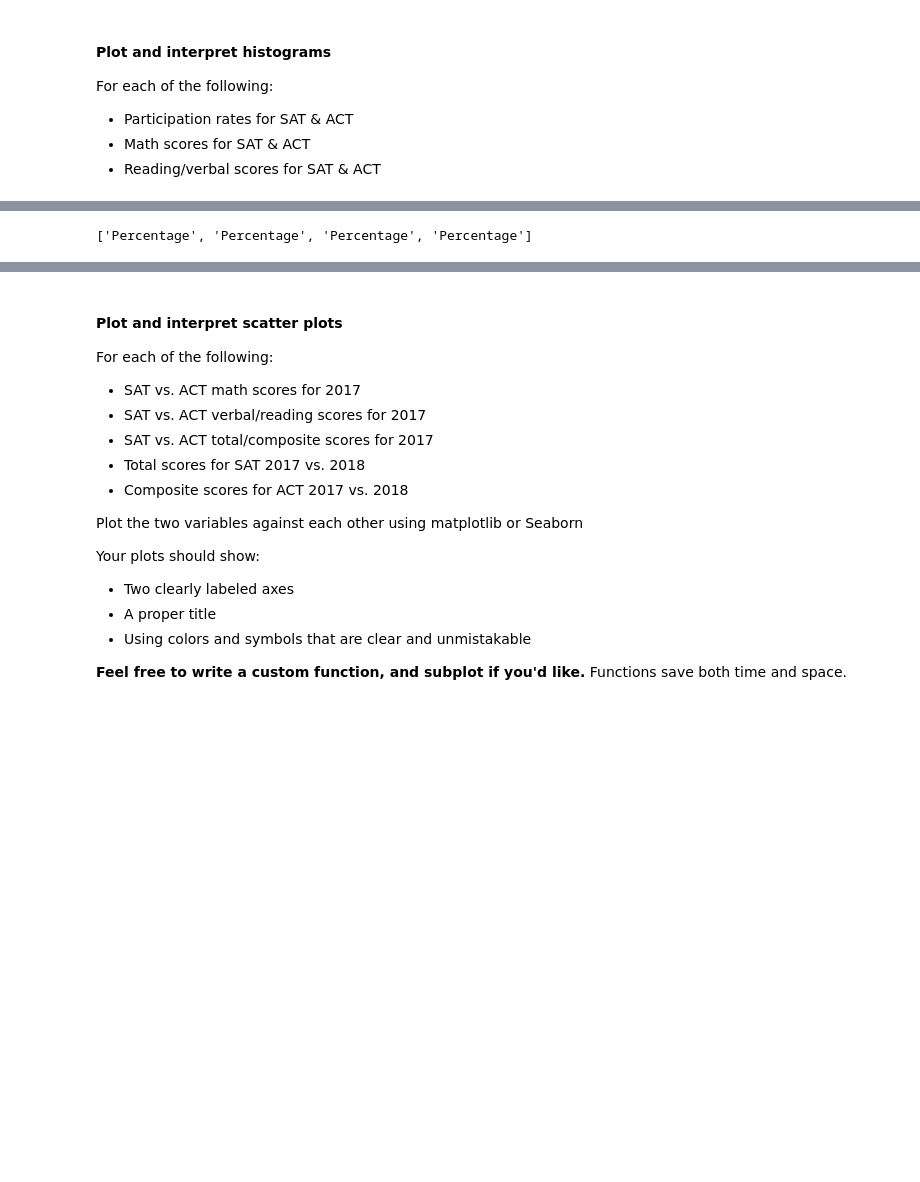
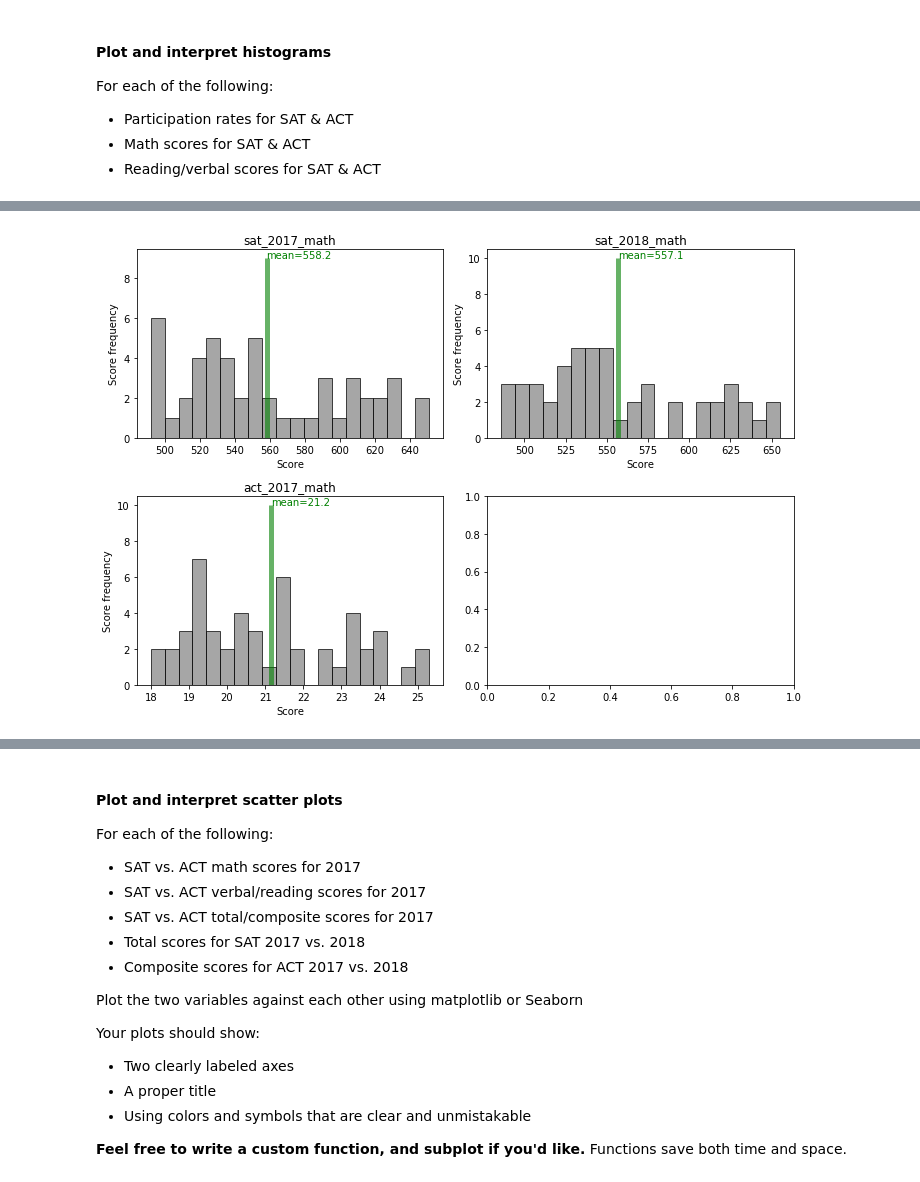
Before and after one commit to saiedmighani/EDA_analysis_SAT_tests, a Jupyter notebook: b_codes/c_VIZ.ipynb, the cells around one changed output, grey strips where cells are left out. Drawn from its saved outputs; the diff is of its cells as text; code cells hidden in the pictures; blank space fills up the shorter version.

```diff
--- a/b_codes/c_VIZ.ipynb
+++ b/b_codes/c_VIZ.ipynb
@@ -166,13 +175,13 @@ plt.savefig("../c_plots/hist_partic_sat_act.png")
 # %%
 # Code
 dataframe = df_final
 list_of_columns = ["sat_2017_math", "sat_2018_math", "act_2017_math"]
 list_of_titles = list_of_columns
-list_of_xlabels = ["Percentage"] * 4
-list_of_ylabels = ["Participation frequency"] * 4
+list_of_xlabels = ["Score"] * 3
+list_of_ylabels = ["Score frequency"] * 3
 subplot_histograms(dataframe, list_of_columns, list_of_titles, list_of_xlabels, list_of_ylabels);
 
-plt.savefig("../c_plots/hist_partic_sat_act.png")
+plt.savefig("../c_plots/hist_sat_act_math.png")
 # %% [output]
-['Percentage', 'Percentage', 'Percentage', 'Percentage']
+[figure, added]
 # %%
```
Also changed, not shown: parts of 33 cells of this notebook, 14 other files.
